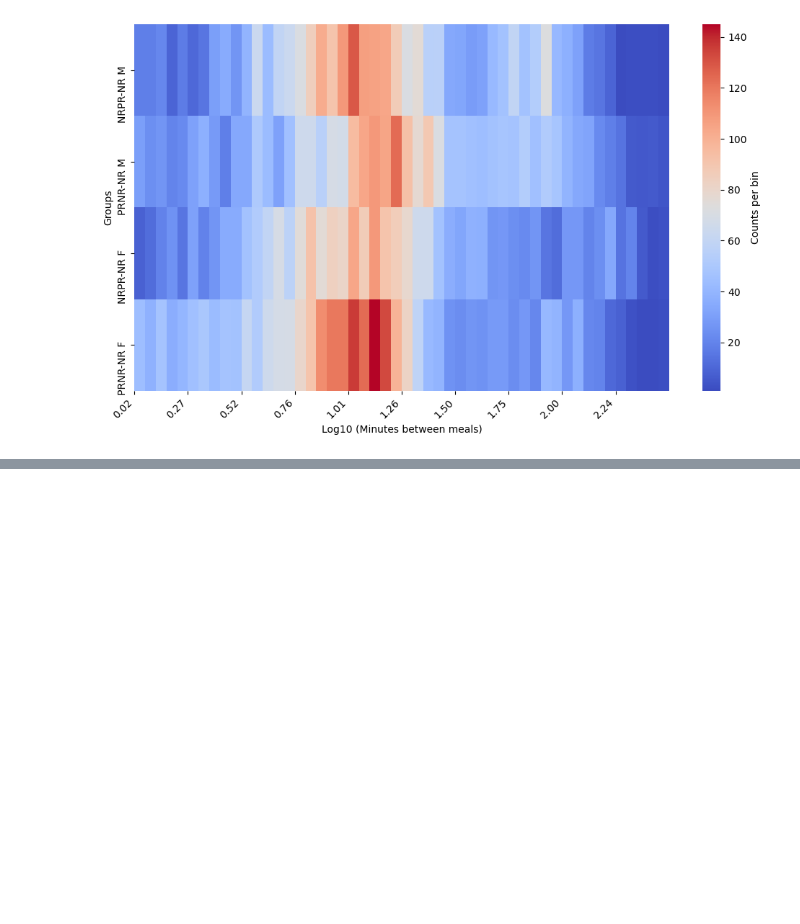
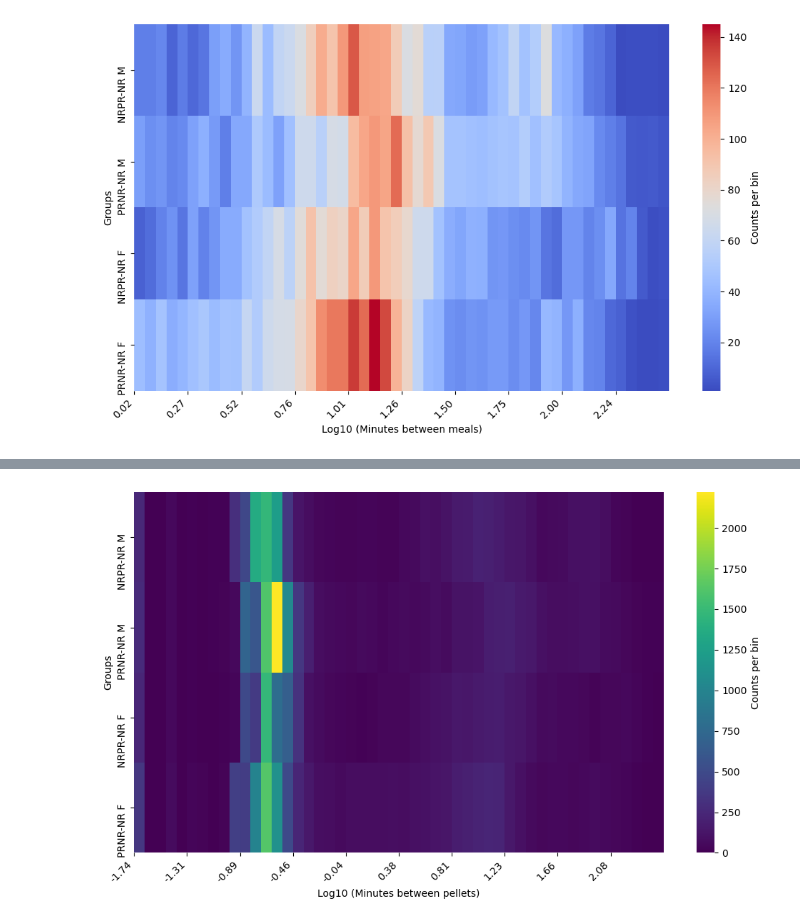
Before and after one commit to Htbibalan/FEDProtein, a Jupyter notebook: notebooks/FEDPROTEIN_NEW_MEAL_PLOTTING_UPDATE_V1.ipynb, the cells around one changed output, grey strips where cells are left out. Cells and saved outputs as stored; diff of their text form; code cells hidden in the pictures; blank space fills up the shorter version.

```diff
--- a/notebooks/FEDPROTEIN_NEW_MEAL_PLOTTING_UPDATE_V1.ipynb
+++ b/notebooks/FEDPROTEIN_NEW_MEAL_PLOTTING_UPDATE_V1.ipynb
@@ -2396,0 +2592,99 @@ plt.show()
+# %%
+import numpy as np
+import seaborn as sns
+import matplotlib.pyplot as plt
+
+def interpellet_interval_heatmap(data1, data2, data3, data4, ax=None, labels=["NRPR-NR M", "PRNR-NR M", "NRPR-NR F", "PRNR-NR F"], bins=50, tick_step=5, **kwargs):
+    """
+    FED3 Viz: Create a heatmap of inter-pellet intervals for four groups, with X-axis binned.
+
+    Parameters
+    ----------
+    data1 : list
+        List contains IPI data for group 1 (e.g., NRPR-NR M).
+    data2 : list
+        List contains IPI data for group 2 (e.g., PRNR-NR M).
+    data3 : list
+        List contains IPI data for group 3 (e.g., NRPR-NR F).
+    data4 : list
+        List contains IPI data for group 4 (e.g., PRNR-NR F).
+    ax : matplotlib.axes.Axes, optional
+        Axes to plot on, a new Figure and Axes are created if not passed.
+    labels : list of str, optional
+        Labels for the datasets (groups), by default ["NRPR-NR M", "PRNR-NR M", "NRPR-NR F", "PRNR-NR F"].
+    bins : int, optional
+        Number of bins for grouping IPIs on the X-axis, by default 50.
+    tick_step : int, optional
+        Step size for the x-axis ticks to avoid overcrowding, by default 5.
+
+    Returns
+    -------
+    ax : matplotlib.axes.Axes
+    """
+
+    if ax is None:
+        fig, ax = plt.subplots()
+
+    # Flatten and log-transform the data for all groups
+    flattened1 = tp.flatten_list(data1)
+    log_transformed1 = [np.log10(val * 60) for val in flattened1 if val > 0]
+
+    flattened2 = tp.flatten_list(data2)
+    log_transformed2 = [np.log10(val * 60) for val in flattened2 if val > 0]
+
+    flattened3 = tp.flatten_list(data3)
+    log_transformed3 = [np.log10(val * 60) for val in flattened3 if val > 0]
+
+    flattened4 = tp.flatten_list(data4)
+    log_transformed4 = [np.log10(val * 60) for val in flattened4 if val > 0]
+
+    # Bin the data for all groups
+    hist1, bin_edges = np.histogram(log_transformed1, bins=bins)
+    hist2, _ = np.histogram(log_transformed2, bins=bins)
+    hist3, _ = np.histogram(log_transformed3, bins=bins)
+    hist4, _ = np.histogram(log_transformed4, bins=bins)
+
+    # Create a 2D array from the histogram data, stacking the four groups
+    data_matrix = np.array([hist1, hist2, hist3, hist4])
+
+    # Create the heatmap
+    sns.heatmap(data_matrix, ax=ax, cmap="viridis", cbar_kws={'label': 'Counts per bin'}, **kwargs)
+
+    # Set labels
+    ax.set_yticks([0.5, 1.5, 2.5, 3.5])
+    ax.set_yticklabels(labels)
+    ax.set_xlabel('Log10 (Minutes between pellets)')
+    ax.set_ylabel('Groups')
+
+    # Set X-axis labels as bin centers
+    bin_centers = 0.5 * (bin_edges[:-1] + bin_edges[1:])
+
+    # Only show every nth tick to avoid label overlap
+    ax.set_xticks(np.arange(0, len(bin_centers), tick_step))
+    ax.set_xticklabels([f"{center:.2f}" for center in bin_centers[::tick_step]], rotation=45, ha='right')
+
+    # Adjust the plot to prevent label overlapping
+    plt.tight_layout()
+
+    return ax
+
+# Fetching the data for the four groups
+nrpr_male_selector = {"order": 1, "sex": "M"}
+prnr_male_selector = {"order": 2, "sex": "M"}
+nrpr_female_selector = {"order": 1, "sex": "F"}
+prnr_female_selector = {"order": 2, "sex": "F"}
+
+IPIs_m_nrpr_nr = get_data_fields(mice, ["nr_ipi"], nrpr_male_selector)
+IPIs_m_prnr_nr = get_data_fields(mice, ["nr_ipi"], prnr_male_selector)
+IPIs_f_nrpr_nr = get_data_fields(mice, ["nr_ipi"], nrpr_female_selector)
+IPIs_f_prnr_nr = get_data_fields(mice, ["nr_ipi"], prnr_female_selector)
+
+# Plotting the heatmap with all four groups on the same plot
+fig, ax = plt.subplots(figsize=(10, 6))
+
+interpellet_interval_heatmap(IPIs_m_nrpr_nr, IPIs_m_prnr_nr, IPIs_f_nrpr_nr, IPIs_f_prnr_nr, ax=ax,
+                             labels=["NRPR-NR M", "PRNR-NR M", "NRPR-NR F", "PRNR-NR F"],
+                             bins=50, tick_step=5)
+
+plt.show()
+# %% [output]
@@ -2396,0 +2695 @@ plt.show()
+[figure, added]
```
Also changed, not shown: parts of 6 cells of this notebook.
